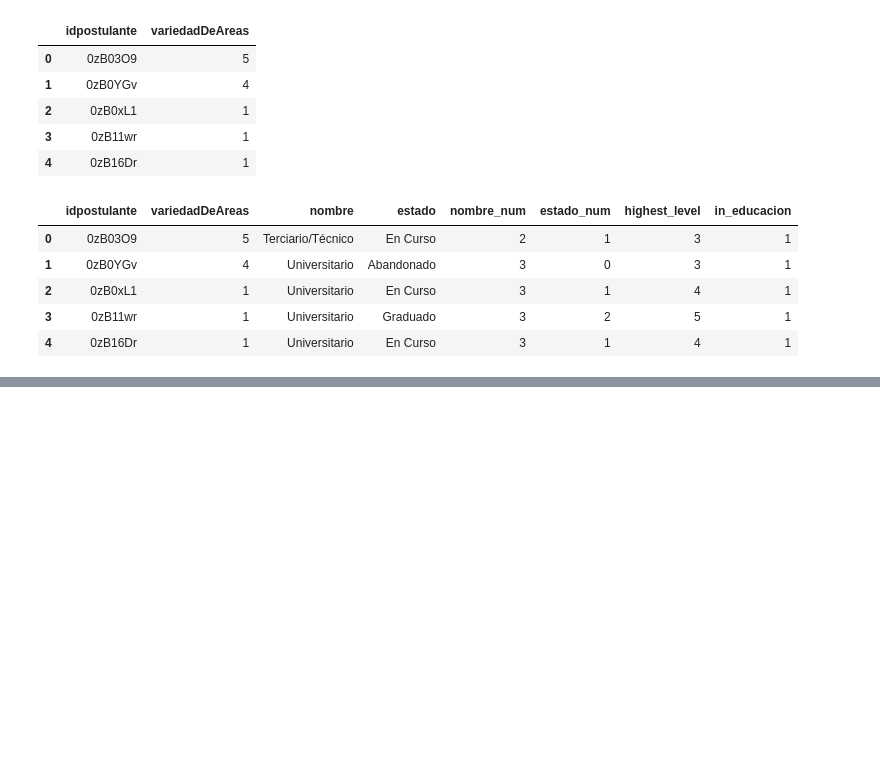
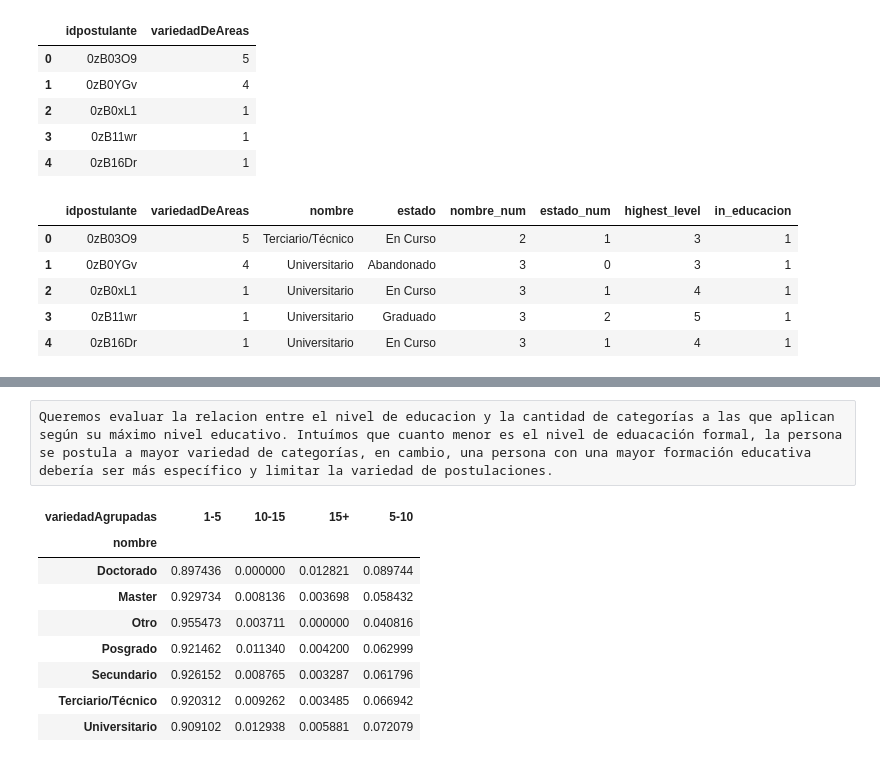
Before and after one commit to rauldip22/TP1, a Jupyter notebook: TP1.ipynb, the cells around one changed output, grey strips where cells are left out. Drawn from its saved outputs; the diff is of its cells as text; code cells hidden in the pictures; blank space fills up the shorter version.

```diff
--- a/TP1.ipynb
+++ b/TP1.ipynb
@@ -751,0 +765,3 @@ postulaciones_con_vistas.head()
+# %%
+postulaciones_con_vistas = postulaciones_con_vistas.sort_values('fechapostulacion')
+postulaciones_con_vistas = postulaciones_con_vistas.drop_duplicates(['idAviso','idpostulante'], keep = 'first')
@@ -849,0 +915,2 @@ variedad_de_busquedas.head()
+# %% [raw]
+Queremos evaluar la relacion entre el nivel de educacion y la cantidad de categorías a las que aplican según su máximo nivel educativo. Intuímos que cuanto menor es el nivel de eduacación formal, la persona se postula a mayor variedad de categorías, en cambio, una persona con una mayor formación educativa debería ser más específico y limitar la variedad de postulaciones.
@@ -849,0 +921,12 @@ variedad_de_busquedas.head()
+# %%
+pd.crosstab(variedad_de_busquedas['nombre'],variedad_de_busquedas['variedadAgrupadas'], normalize='index')
+# %% [output]
+| variedadAgrupadas | 1-5 | 10-15 | 15+ | 5-10 |
+| nombre |  |  |  |  |
+| Doctorado | 0.897436 | 0.000000 | 0.012821 | 0.089744 |
+| Master | 0.929734 | 0.008136 | 0.003698 | 0.058432 |
+| Otro | 0.955473 | 0.003711 | 0.000000 | 0.040816 |
+| Posgrado | 0.921462 | 0.011340 | 0.004200 | 0.062999 |
+| Secundario | 0.926152 | 0.008765 | 0.003287 | 0.061796 |
+| Terciario/Técnico | 0.920312 | 0.009262 | 0.003485 | 0.066942 |
+| Universitario | 0.909102 | 0.012938 | 0.005881 | 0.072079 |
```
Also changed, not shown: parts of 29 cells of this notebook.
